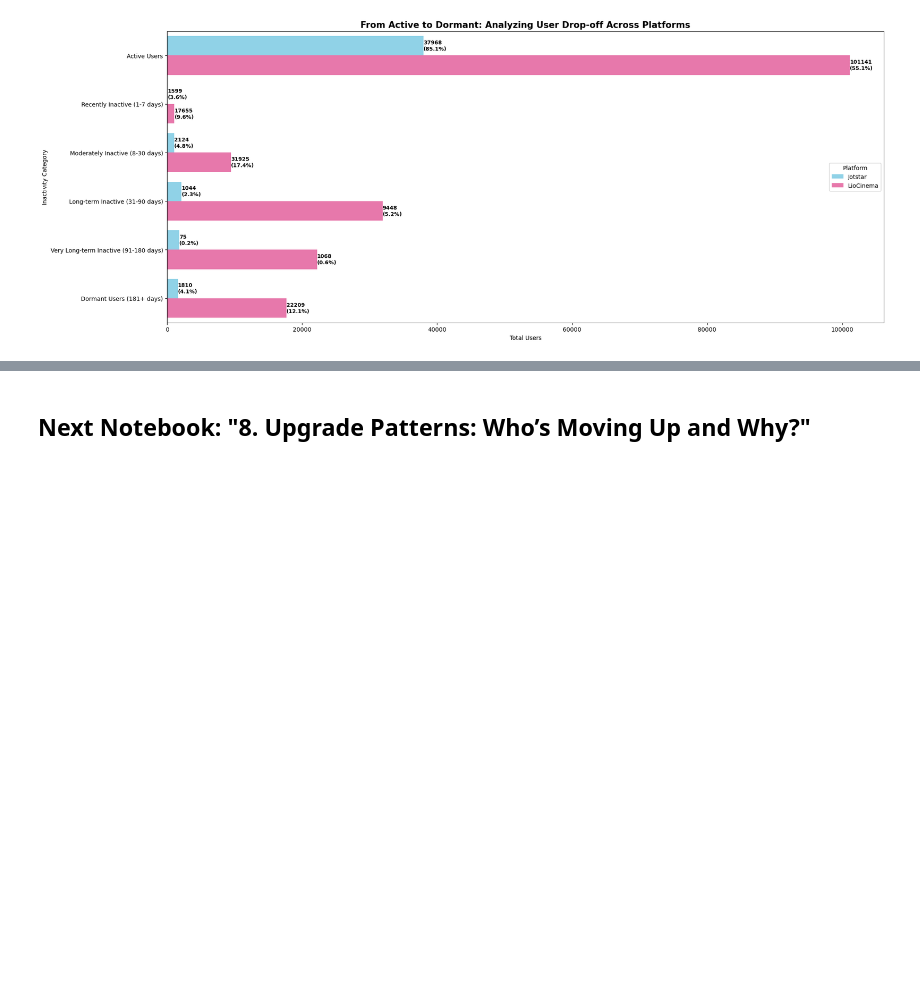
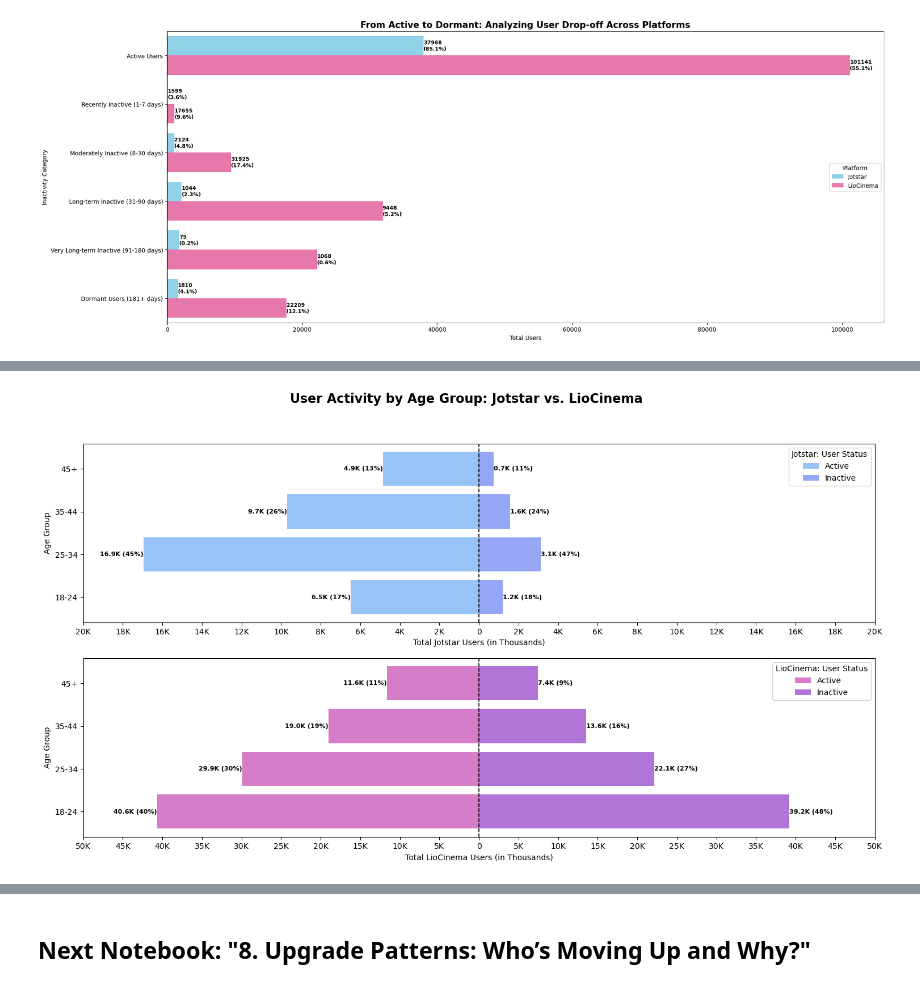
Before and after one commit to jarsheenkaur/Codebasics-Resume-Projects, a Jupyter notebook: Challenge #14 - LioJotstar (Insights for Post-Merger Growth)/LioJotstar Merger - Data Analysis with Python for Strategic Optimization/07. User Inactivity.ipynb, the cells around one changed output, grey strips where cells are left out. Drawn from its saved outputs; the diff is of its cells as text; code cells hidden in the pictures; blank space fills up the shorter version.

```diff
--- a/Challenge #14 - LioJotstar (Insights for Post-Merger Growth)/LioJotstar Merger - Data Analysis with Python for Strategic Optimization/07. User Inactivity.ipynb
+++ b/Challenge #14 - LioJotstar (Insights for Post-Merger Growth)/LioJotstar Merger - Data Analysis with Python for Strategic Optimization/07. User Inactivity.ipynb
@@ -153,0 +111,79 @@ plt.legend(title = "Platform", loc = "upper right")
+# %%
+def get_users_count(df):
+    total = df.groupby('Age Group')['User ID'].count()
+    total = total.to_frame().rename(columns = {'User ID':'Total Users'}).reset_index()
+    inactive = df.groupby('Age Group')['Last Active Date'].count()
+    inactive = inactive.to_frame().rename(columns = {'Last Active Date':'Inactive Users'}).reset_index()
+    final = pd.merge(total, inactive, on = 'Age Group', how = 'left')
+    final['Active Users'] = final['Total Users'] - final['Inactive Users']
+    return final
+
+jotstar_temp_df = get_users_count(jotstar_subscribers_df)
+jotstar_temp_df['Active Users'] *= -1
+
+liocinema_temp_df = get_users_count(liocinema_subscribers_df)
+liocinema_temp_df['Active Users'] *= -1
+
+plt.figure(figsize = (18, 9))
+plt.suptitle("User Activity by Age Group: Jotstar vs. LioCinema", fontsize = 16, fontweight = "bold")
+
+ax1 = plt.subplot(2, 1, 1)
+
+bars_jotstar_active = plt.barh(jotstar_temp_df['Age Group'], jotstar_temp_df['Active Users'], color = "#7FB5F4", label = "Active",
+                               alpha = 0.8)
+bars_jotstar_inactive = plt.barh(jotstar_temp_df['Age Group'], jotstar_temp_df['Inactive Users'], color = "#7B90F3", label = "Inactive",
+                                 alpha = 0.8)
+
+for bar in bars_jotstar_active:
+    value = (abs(bar.get_width())) / 1000
+    pct = ((abs(bar.get_width())) / abs(jotstar_temp_df['Active Users'].sum()))* 100
+    plt.text(bar.get_width(), bar.get_y() + bar.get_height()/2,
+             f"{value:.1f}K ({pct:.0f}%)",
+             va = "center", ha = "right", color = "black", fontsize = 8, fontweight = "bold")
+
+for bar in bars_jotstar_inactive:
+    value = (bar.get_width()) / 1000
+    pct = (bar.get_width() / jotstar_temp_df['Inactive Users'].sum())* 100
+    plt.text(bar.get_width(), bar.get_y() + bar.get_height()/2,
+             f"{value:.1f}K ({pct:.0f}%)",
+             va = "center", ha = "left", color = "black", fontsize = 8, fontweight = "bold")
+
+plt.xlabel("Total Jotstar Users (in Thousands)")
+plt.ylabel("Age Group")
+plt.axvline(0, color = "black", linewidth = 1.2, linestyle = "dashed")
+plt.xticks(ticks = [-20000, -18000, -16000, -14000, -12000, -10000, -8000, -6000, -4000, -2000, 0, 2000, 4000, 6000, 8000, 10000, 12000,
+                    14000, 16000, 18000, 20000],
+           labels = ["20K", "18K", "16K", "14K", "12K", "10K", "8K", "6K", "4K", "2K", "0", "2K", "4K", "6K", "8K", "10K", "12K",
+                     "14K", "16K", "18K", "20K"])
+plt.legend(title = "Jotstar: User Status", loc = "upper right")
+
+ax2 = plt.subplot(2, 1, 2)
+
+bars_liocinema_active = plt.barh(liocinema_temp_df['Age Group'], liocinema_temp_df['Active Users'], color = "#CB5DBB", label = "Active",
+                                 alpha = 0.8)
+bars_liocinema_inactive = plt.barh(liocinema_temp_df['Age Group'], liocinema_temp_df['Inactive Users'], color = "#9C53CD", label = "Inactive",
+                                   alpha = 0.8)
+
+for bar in bars_liocinema_active:
+    value = (abs(bar.get_width())) / 1000
+    pct = ((abs(bar.get_width())) / abs(liocinema_temp_df['Active Users'].sum()))* 100
+    plt.text(bar.get_width(), bar.get_y() + bar.get_height()/2,
+             f"{value:.1f}K ({pct:.0f}%)",
+             va = "center", ha = "right", color = "black", fontsize = 8, fontweight = "bold")
+
+for bar in bars_liocinema_inactive:
+    value = (bar.get_width()) / 1000
+    pct = (bar.get_width() / liocinema_temp_df['Inactive Users'].sum())* 100
+    plt.text(bar.get_width(), bar.get_y() + bar.get_height()/2,
+             f"{value:.1f}K ({pct:.0f}%)",
+             va = "center", ha = "left", color = "black", fontsize = 8, fontweight = "bold")
+
+plt.xlabel("Total LioCinema Users (in Thousands)")
+plt.ylabel("Age Group")
+plt.axvline(0, color = "black", linewidth = 1.2, linestyle = "dashed")
+plt.xticks(ticks = [-50000, -45000, -40000, -35000, -30000, -25000, -20000, -15000, -10000, -5000, 0, 5000, 10000, 15000, 20000, 25000,
+                    30000, 35000, 40000, 45000, 50000],
+           labels = ["50K", "45K", "40K", "35K", "30K", "25K", "20K", "15K", "10K", "5K", "0", "5K", "10K", "15K", "20K", "25K",
+                     "30K", "35K", "40K", "45K", "50K"])
+plt.legend(title = "LioCinema: User Status", loc = "upper right")
+# %% [output]
@@ -154 +191,2 @@ plt.legend(title = "Platform", loc = "upper right")
+[figure, added]
 # %%
```
Also changed, not shown: parts of 5 cells of this notebook, 3 other files.
